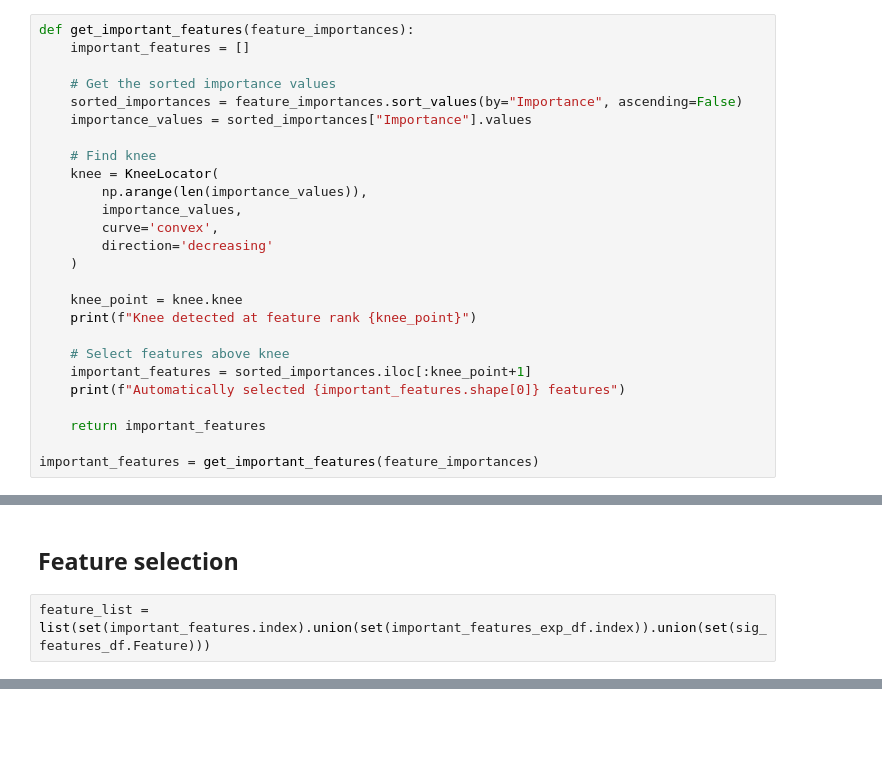
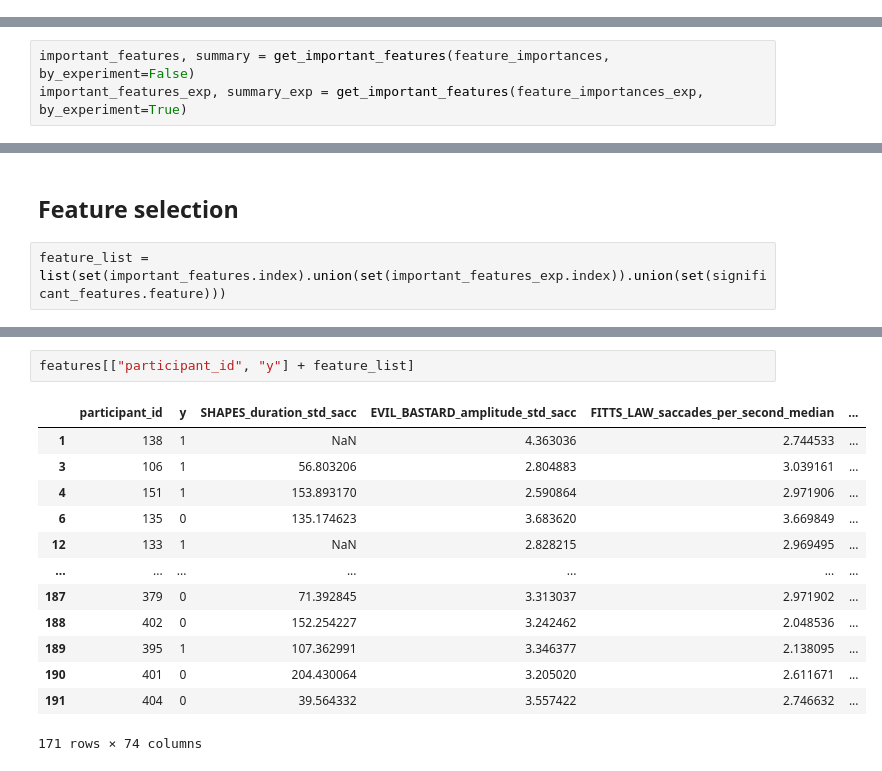
Before and after one commit to krusand/Analyzing-concussions-through-eyetracking-measurements, a Jupyter notebook: src/feature_selection.ipynb, the cells around one changed output, grey strips where cells are left out. Saved outputs shown, nothing was run; the diff lists cells and outputs as text; blank space fills up the shorter version.

Commit message:
Script to use for feature selection

```diff
--- a/src/feature_selection.ipynb
+++ b/src/feature_selection.ipynb
@@ -290,26 +472,0 @@ Automatically selected 6 features
-# %%
-def get_important_features(feature_importances):
-    important_features = []
-
-    # Get the sorted importance values
-    sorted_importances = feature_importances.sort_values(by="Importance", ascending=False)
-    importance_values = sorted_importances["Importance"].values
-
-    # Find knee
-    knee = KneeLocator(
-        np.arange(len(importance_values)),
-        importance_values,
-        curve='convex',
-        direction='decreasing'
-    )
-
-    knee_point = knee.knee
-    print(f"Knee detected at feature rank {knee_point}")
-
-    # Select features above knee
-    important_features = sorted_importances.iloc[:knee_point+1]
-    print(f"Automatically selected {important_features.shape[0]} features")
-
-    return important_features
-
-important_features = get_important_features(feature_importances)
@@ -340,0 +473,3 @@ important_features_exp_df = pd.concat(important_features_exp.values(), keys=impo
+# %%
+important_features, summary = get_important_features(feature_importances, by_experiment=False)
+important_features_exp, summary_exp = get_important_features(feature_importances_exp, by_experiment=True)
@@ -341,7 +495,7 @@ important_features_exp_df = pd.concat(important_features_exp.values(), keys=impo
 # %% [markdown]
 ## Feature selection
 # %%
-feature_list = list(set(important_features.index).union(set(important_features_exp_df.index)).union(set(sig_features_df.Feature)))
+feature_list = list(set(important_features.index).union(set(important_features_exp.index)).union(set(significant_features.feature)))
 # %%
 len(feature_list)
 # %% [output]
@@ -364,0 +503,16 @@ features_raw[["participant_id", "y"]+feature_list]
+# %%
+features[["participant_id", "y"] + feature_list]
+# %% [output]
+|  | participant_id | y | SHAPES_duration_std_sacc | EVIL_BASTARD_amplitude_std_sacc | FITTS_LAW_saccades_per_second_median | ... |
+| 1 | 138 | 1 | NaN | 4.363036 | 2.744533 | ... |
+| 3 | 106 | 1 | 56.803206 | 2.804883 | 3.039161 | ... |
+| 4 | 151 | 1 | 153.893170 | 2.590864 | 2.971906 | ... |
+| 6 | 135 | 0 | 135.174623 | 3.683620 | 3.669849 | ... |
+| 12 | 133 | 1 | NaN | 2.828215 | 2.969495 | ... |
+| ... | ... | ... | ... | ... | ... | ... |
+| 187 | 379 | 0 | 71.392845 | 3.313037 | 2.971902 | ... |
+| 188 | 402 | 0 | 152.254227 | 3.242462 | 2.048536 | ... |
+| 189 | 395 | 1 | 107.362991 | 3.346377 | 2.138095 | ... |
+| 190 | 401 | 0 | 204.430064 | 3.205020 | 2.611671 | ... |
+| 191 | 404 | 0 | 39.564332 | 3.557422 | 2.746632 | ... |
+171 rows × 74 columns
```
Also changed, not shown: parts of 36 cells of this notebook, 2 other files.
